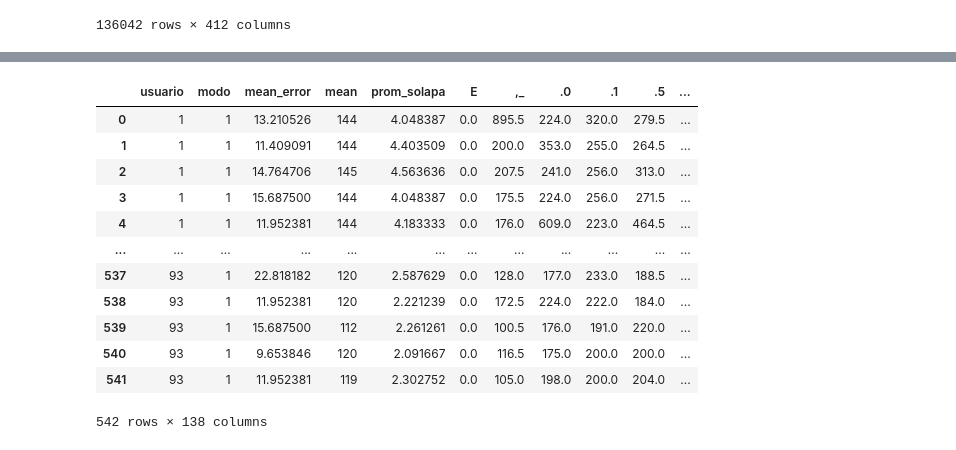
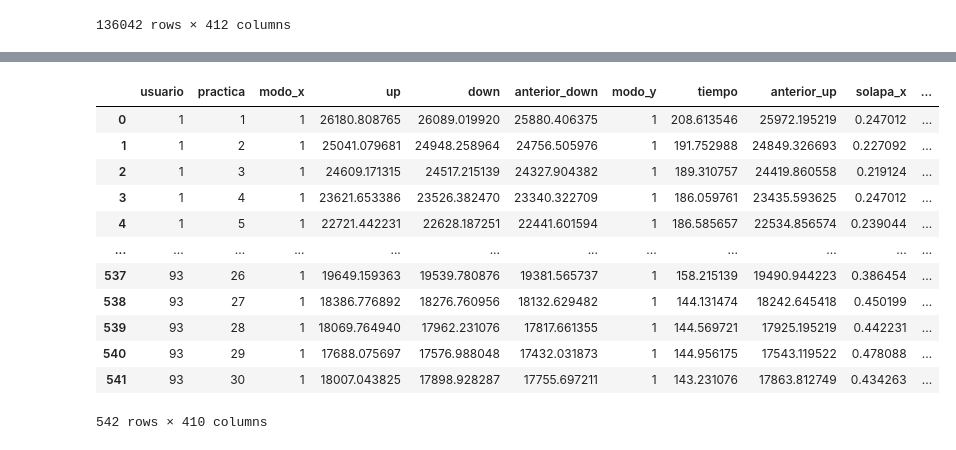
Before and after one commit to DiazEmi/second-factor, a Jupyter notebook: SSF.ipynb, the cells around one changed output, grey strips where cells are left out. Cells and saved outputs as stored; diff of their text form; code cells hidden in the pictures.

```diff
--- a/SSF.ipynb
+++ b/SSF.ipynb
@@ -113,13 +113,11 @@ pp
 136042 rows × 279 columns
 # %%
 lis = df.par.unique()
-outliders
 for k in lis:
     col = str(k) + 'out'
     pmean = str(k)
     pstd = str(k) + 'm'
     pp[col] = np.where((pp[pmean] + pp[pstd]) < pp['tiempo'], 1, 0)
-    pp['out'] =
 pp
 # %% [output]
 |  | tiempo_id | usuario | practica | tecla | up | down | anterior | anterior_down | modo | tiempo | ... |
@@ -243,5 +167,5 @@ pl
 # %%
-final = pe.merge(pt, on=['usuario','practica','modo'])
-final = final.merge(pa, on=['usuario','practica','modo'])
-final['prom_solapa'] = final['cant'] / final['solapa']
-final = final.merge(pl, on=['usuario','practica','modo'])
+final = pp.merge(pa, on=prueba)
+#final['prom_solapa'] = final['cant'] / final['solapa']
+#final = final.merge(pl, on=prueba, how='outer')
+final
@@ -248,4 +186,4 @@ final = final.merge(pl, on=['usuario','practica','modo'])
 # %%
-final = final.drop(columns=['lec','cant','solapa','practica'])
+final = final.drop(columns=['anterior','tecla','par','tiempo_id'])
 final
 # %% [output]
@@ -264,0 +203,12 @@ final
+# %%
+columns = []
+columns = list(final.columns.values)
+pro = final.groupby(by=['usuario','practica'])['modo'].mean()
+pro = pro.reset_index()
+for i in columns:
+    if ((i!='usuario')&(i!='practica')):
+        p = final.groupby(by=['usuario','practica'])[i].mean()
+        p = p.reset_index()
+        pro = pro.merge(p, on=prueba)
+
+pro
@@ -265,22 +229,22 @@ final
 # %%
-prod = final
-prod = prod.where( prod >= 0 , prod['mean'], axis=0)
+prod = pro
+#prod = prod.where( prod >= 0 , prod['mean'], axis=0)
 prod = prod.where( prod != np.inf , 0, axis=0)
 prod
 # %% [output]
-|  | usuario | modo | mean_error | mean | prom_solapa | E | ,_ | .0 | .1 | .5 | ... |
-| 0 | 1 | 1 | 13.210526 | 144 | 4.048387 | 0.0 | 895.5 | 224.0 | 320.0 | 279.5 | ... |
-| 1 | 1 | 1 | 11.409091 | 144 | 4.403509 | 0.0 | 200.0 | 353.0 | 255.0 | 264.5 | ... |
-| 2 | 1 | 1 | 14.764706 | 145 | 4.563636 | 0.0 | 207.5 | 241.0 | 256.0 | 313.0 | ... |
-| 3 | 1 | 1 | 15.687500 | 144 | 4.048387 | 0.0 | 175.5 | 224.0 | 256.0 | 271.5 | ... |
-| 4 | 1 | 1 | 11.952381 | 144 | 4.183333 | 0.0 | 176.0 | 609.0 | 223.0 | 464.5 | ... |
+|  | usuario | practica | modo_x | up | down | anterior_down | modo_y | tiempo | anterior_up | solapa_x | ... |
+| 0 | 1 | 1 | 1 | 26180.808765 | 26089.019920 | 25880.406375 | 1 | 208.613546 | 25972.195219 | 0.247012 | ... |
+| 1 | 1 | 2 | 1 | 25041.079681 | 24948.258964 | 24756.505976 | 1 | 191.752988 | 24849.326693 | 0.227092 | ... |
+| 2 | 1 | 3 | 1 | 24609.171315 | 24517.215139 | 24327.904382 | 1 | 189.310757 | 24419.860558 | 0.219124 | ... |
+| 3 | 1 | 4 | 1 | 23621.653386 | 23526.382470 | 23340.322709 | 1 | 186.059761 | 23435.593625 | 0.247012 | ... |
+| 4 | 1 | 5 | 1 | 22721.442231 | 22628.187251 | 22441.601594 | 1 | 186.585657 | 22534.856574 | 0.239044 | ... |
 | ... | ... | ... | ... | ... | ... | ... | ... | ... | ... | ... | ... |
-| 537 | 93 | 1 | 22.818182 | 120 | 2.587629 | 0.0 | 128.0 | 177.0 | 233.0 | 188.5 | ... |
-| 538 | 93 | 1 | 11.952381 | 120 | 2.221239 | 0.0 | 172.5 | 224.0 | 222.0 | 184.0 | ... |
-| 539 | 93 | 1 | 15.687500 | 112 | 2.261261 | 0.0 | 100.5 | 176.0 | 191.0 | 220.0 | ... |
-| 540 | 93 | 1 | 9.653846 | 120 | 2.091667 | 0.0 | 116.5 | 175.0 | 200.0 | 200.0 | ... |
-| 541 | 93 | 1 | 11.952381 | 119 | 2.302752 | 0.0 | 105.0 | 198.0 | 200.0 | 204.0 | ... |
+| 537 | 93 | 26 | 1 | 19649.159363 | 19539.780876 | 19381.565737 | 1 | 158.215139 | 19490.944223 | 0.386454 | ... |
+| 538 | 93 | 27 | 1 | 18386.776892 | 18276.760956 | 18132.629482 | 1 | 144.131474 | 18242.645418 | 0.450199 | ... |
+| 539 | 93 | 28 | 1 | 18069.764940 | 17962.231076 | 17817.661355 | 1 | 144.569721 | 17925.195219 | 0.442231 | ... |
+| 540 | 93 | 29 | 1 | 17688.075697 | 17576.988048 | 17432.031873 | 1 | 144.956175 | 17543.119522 | 0.478088 | ... |
+| 541 | 93 | 30 | 1 | 18007.043825 | 17898.928287 | 17755.697211 | 1 | 143.231076 | 17863.812749 | 0.434263 | ... |
-542 rows × 138 columns
+542 rows × 410 columns
 # %%
 #prod['usuario'] = np.where(prod['usuario']==1, True, False)
 prod
```
Also changed, not shown: parts of 19 cells of this notebook.
